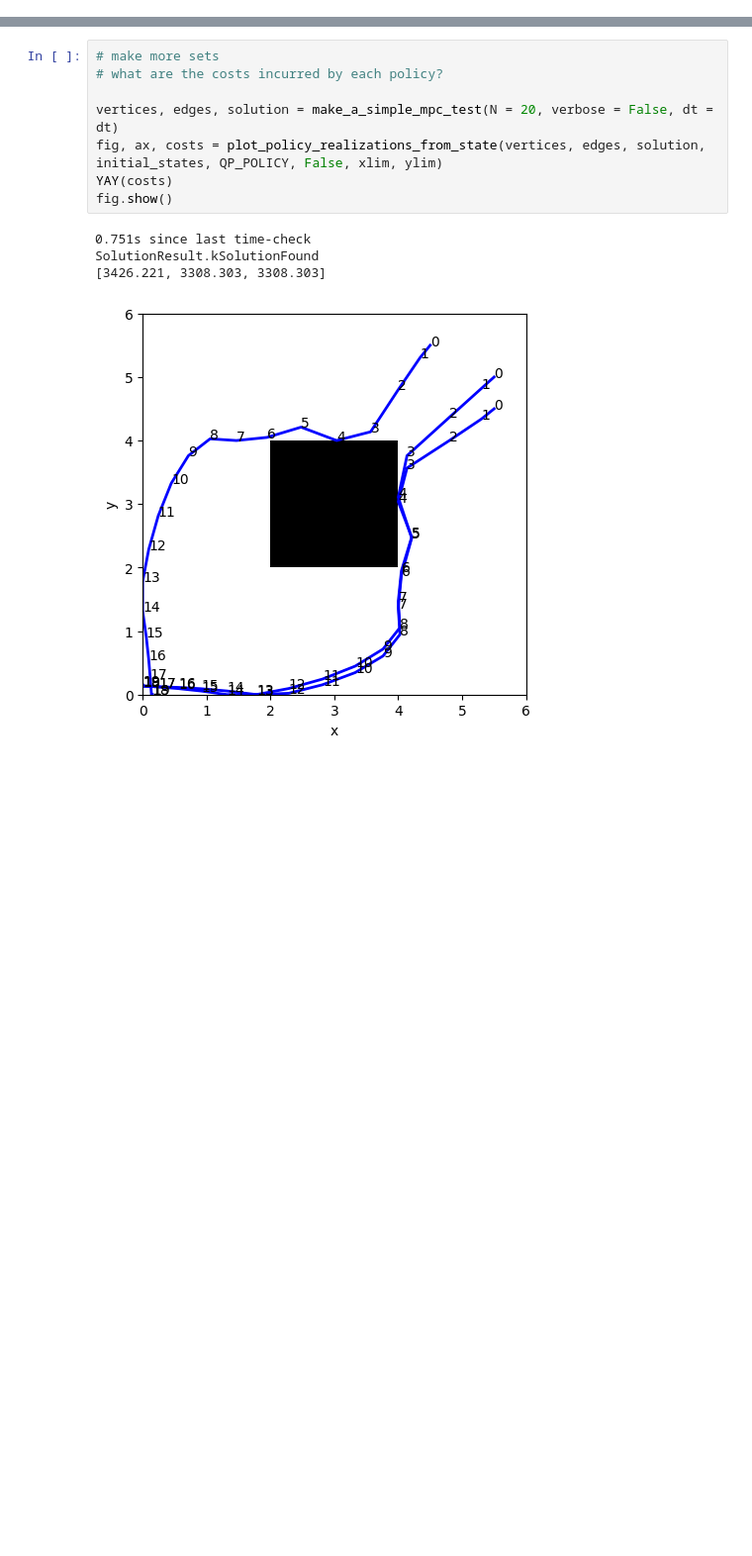
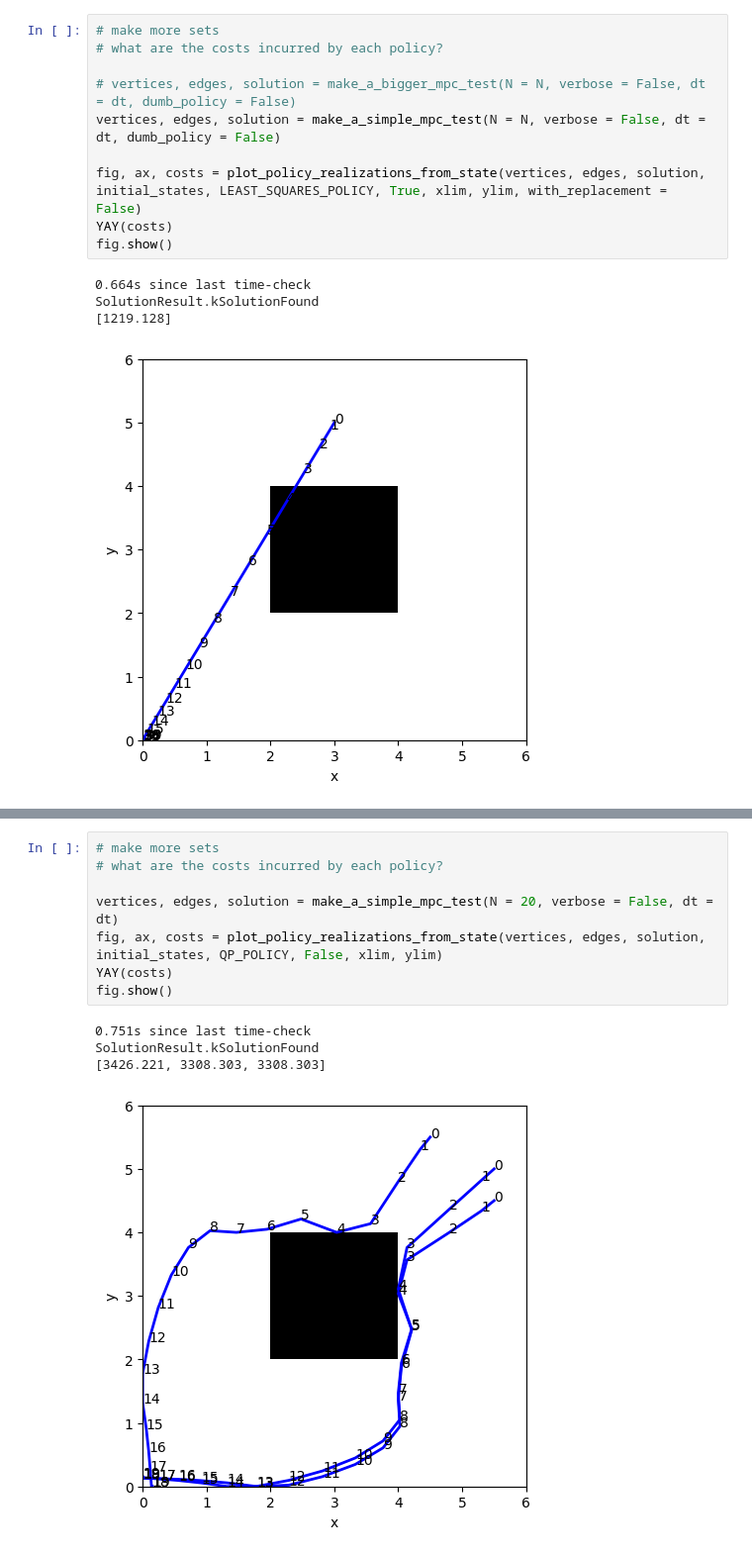
Before and after one commit to iamsavva/gcs-pw-poly, a Jupyter notebook: testing.ipynb, the cells around one changed output, grey strips where cells are left out. Shown: that part at 99% size. Drawn from its saved outputs; the diff is of its cells as text; blank space fills up the shorter version.

```diff
--- a/testing.ipynb
+++ b/testing.ipynb
@@ -25,3 +26,18 @@ N = 15
+# %%
+# make more sets
+# what are the costs incurred by each policy?
+
+# vertices, edges, solution = make_a_bigger_mpc_test(N = N, verbose = False, dt = dt, dumb_policy = False)
+vertices, edges, solution = make_a_simple_mpc_test(N = N, verbose = False, dt = dt, dumb_policy = False)
+
+fig, ax, costs = plot_policy_realizations_from_state(vertices, edges, solution, initial_states, LEAST_SQUARES_POLICY, True, xlim, ylim, with_replacement = False)
+YAY(costs)
+fig.show()
+# %% [output]
+0.664s since last time-check
+SolutionResult.kSolutionFound
+[1219.128]
+[figure, added]
 # %%
 # make more sets
 # what are the costs incurred by each policy?
```
Also changed, not shown: parts of 3 cells of this notebook, 3 other files.
